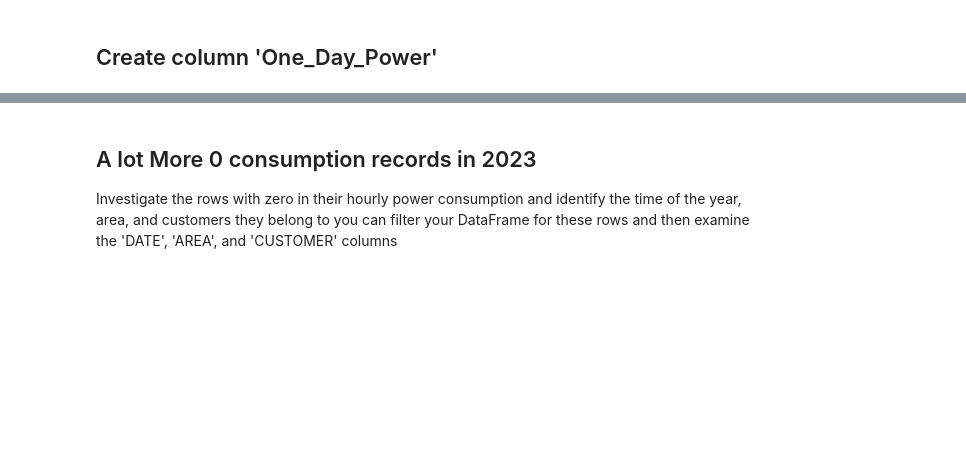
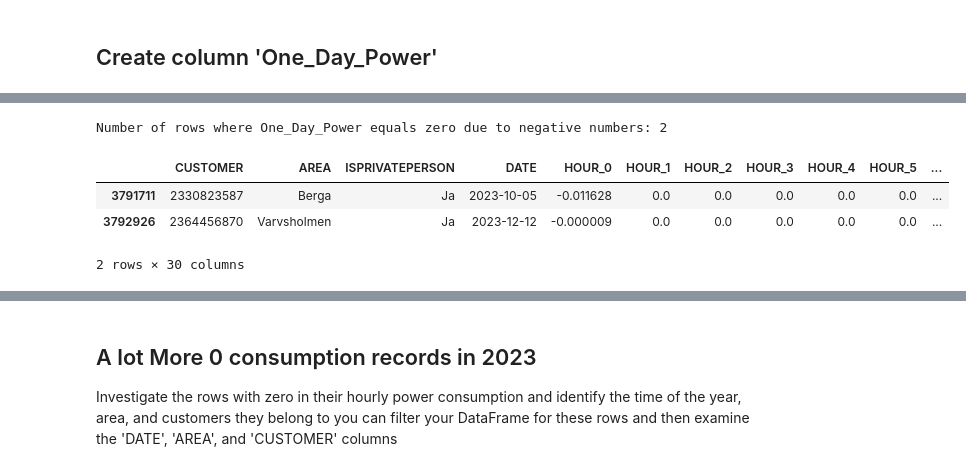
Before and after one commit to iot-lnu/Research-KalmarEnergy, a Jupyter notebook: KE_Data_Cleaning.ipynb, the cells around one changed output, grey strips where cells are left out. Cells and saved outputs as stored; diff of their text form; code cells hidden in the pictures; blank space fills up the shorter version.

```diff
--- a/KE_Data_Cleaning.ipynb
+++ b/KE_Data_Cleaning.ipynb
@@ -172,0 +233,9 @@ print(combined_df[['One_Day_Power']].head())
+# %%
+# If you want to display those rows which one-day-power is zero because there was negative values in the usage, you can do the following
+rows_with_zero_power_sum = combined_df[combined_df['One_Day_Power'] == 0]
+print(rows_with_zero_power_sum)
+# Check for at least one negative value in the hourly columns
+rows_with_negatives = rows_with_zero_power_sum[hourly_columns].lt(0).any(axis=1)
+
+# Filter for those rows
+rows_with_zero_sum_and_negatives = rows_with_zero_power_sum[rows_with_negatives]
@@ -172,0 +260,10 @@ print(combined_df[['One_Day_Power']].head())
+# %%
+# Display the number of such rows and the DataFrame with these rows
+print(f"Number of rows where One_Day_Power equals zero due to negative numbers: {len(rows_with_zero_sum_and_negatives)}")
+rows_with_zero_sum_and_negatives
+# %% [output]
+Number of rows where One_Day_Power equals zero due to negative numbers: 2
+|  | CUSTOMER | AREA | ISPRIVATEPERSON | DATE | HOUR_0 | HOUR_1 | HOUR_2 | HOUR_3 | HOUR_4 | HOUR_5 | ... |
+| 3791711 | 2330823587 | Berga | Ja | 2023-10-05 | -0.011628 | 0.0 | 0.0 | 0.0 | 0.0 | 0.0 | ... |
+| 3792926 | 2364456870 | Varvsholmen | Ja | 2023-12-12 | -0.000009 | 0.0 | 0.0 | 0.0 | 0.0 | 0.0 | ... |
+2 rows × 30 columns
```
Also changed, not shown: parts of 35 cells of this notebook, 10 other files.
